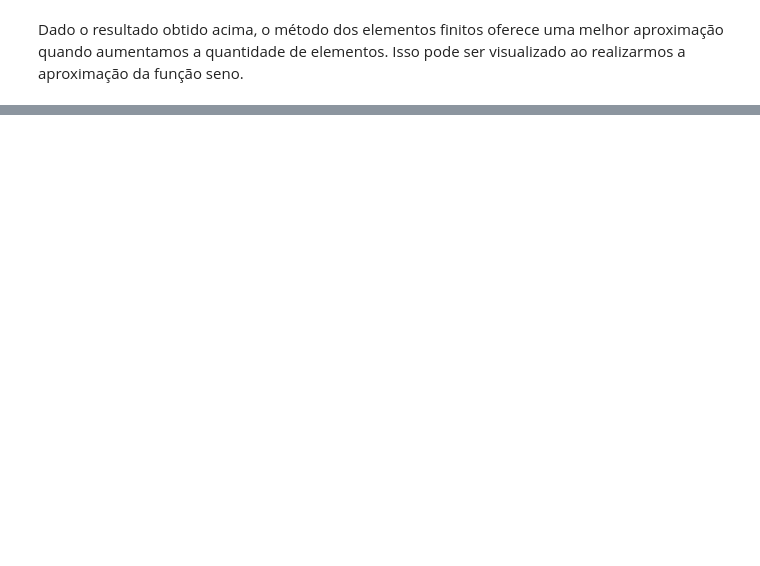
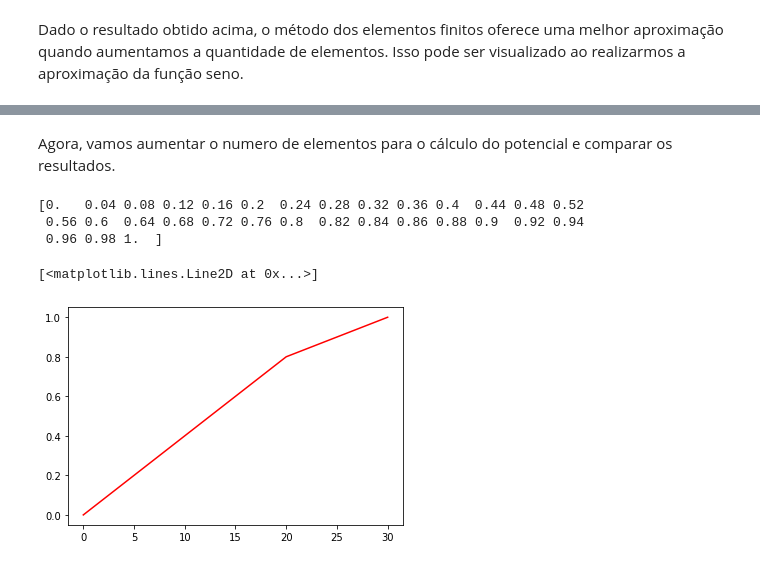
Before and after one commit to RafaelBNN/es203, a Jupyter notebook: Trabalho_Computacional.ipynb, the cells around one changed output, grey strips where cells are left out. Drawn from its saved outputs; the diff is of its cells as text; code cells hidden in the pictures; blank space fills up the shorter version.

```diff
--- a/Trabalho_Computacional.ipynb
+++ b/Trabalho_Computacional.ipynb
@@ -302,0 +329,21 @@ Dado o resultado obtido acima, o método dos elementos finitos oferece uma melho
+# %% [markdown]
+Agora, vamos aumentar o numero de elementos para o cálculo do potencial e comparar os resultados.
+# %%
+n1 = 20
+n2 = 10
+
+matrA = criaMatrizALinha(n1,n2)
+matrB = criaMatrizBLinha(n1,n2)
+
+matrizV2 = np.linalg.solve(matrA, matrB)
+matrizV2 = np.append(vf, matrizV2)
+matrizV2 = np.append(matrizV2, v0)
+
+print(matrizV2)
+plt.plot(matrizV2, color='red')
+# %% [output]
+[0.   0.04 0.08 0.12 0.16 0.2  0.24 0.28 0.32 0.36 0.4  0.44 0.48 0.52
+ 0.56 0.6  0.64 0.68 0.72 0.76 0.8  0.82 0.84 0.86 0.88 0.9  0.92 0.94
+ 0.96 0.98 1.  ]
+[<matplotlib.lines.Line2D at 0x...>]
+[figure, added]
```
Also changed, not shown: parts of 12 cells of this notebook.
